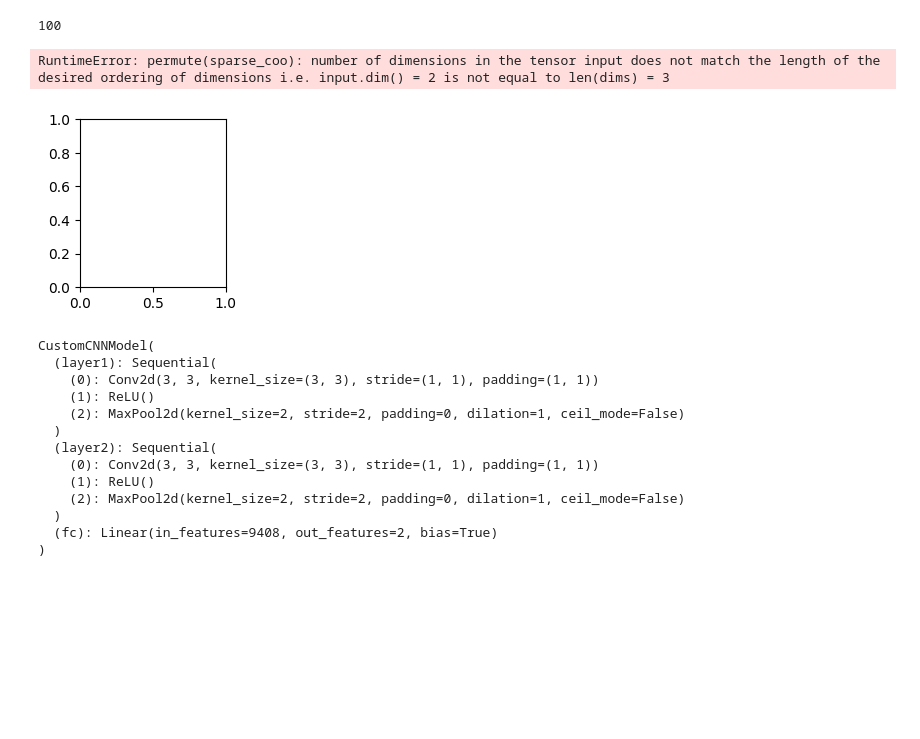
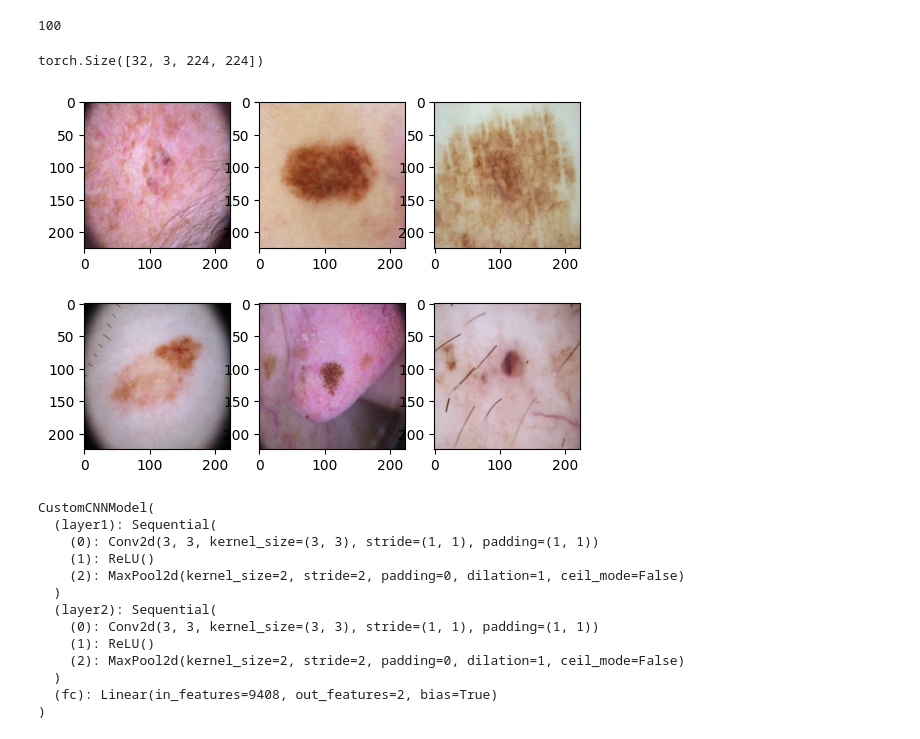
Before and after one commit to ArniBananii/Cancer_Data_Collection, a Jupyter notebook: Cancer_Binary.ipynb, the cells around one changed output. Drawn from its saved outputs; the diff is of its cells as text; code cells hidden in the pictures; blank space fills up the shorter version.

Commit message:
fix loader issue

```diff
--- a/Cancer_Binary.ipynb
+++ b/Cancer_Binary.ipynb
@@ -50,16 +50,17 @@ train_loader = torch.utils.data.DataLoader(train_dataset, batch_size=32, shuffle
 test_loader = torch.utils.data.DataLoader(test_dataset, batch_size=32, shuffle=False, num_workers=2, pin_memory=True)
 # %%
 # look at one batch of images
-examples = iter(dataset_subset) # create iterable object
+examples = iter(train_loader) # create iterable object
 samples, labels = next(examples)  # unpack the batch
+print(samples.shape)  # shape of the batch
 # make a plot
 for i in range(6):
     plt.subplot(2,3,i+1)
     plt.imshow((samples[i].permute(1, 2, 0).numpy() * 255).astype(np.uint8))
 plt.show()
 # %% [output]
-RuntimeError: permute(sparse_coo): number of dimensions in the tensor input does not match the length of the desired ordering of dimensions i.e. input.dim() = 2 is not equal to len(dims) = 3
+torch.Size([32, 3, 224, 224])
-[figure, old version]
+[figure, new version]
 # %%
 """
 Nun definieren wir unser eigenständiges CNN-Modell mit 3 Layern:
```
